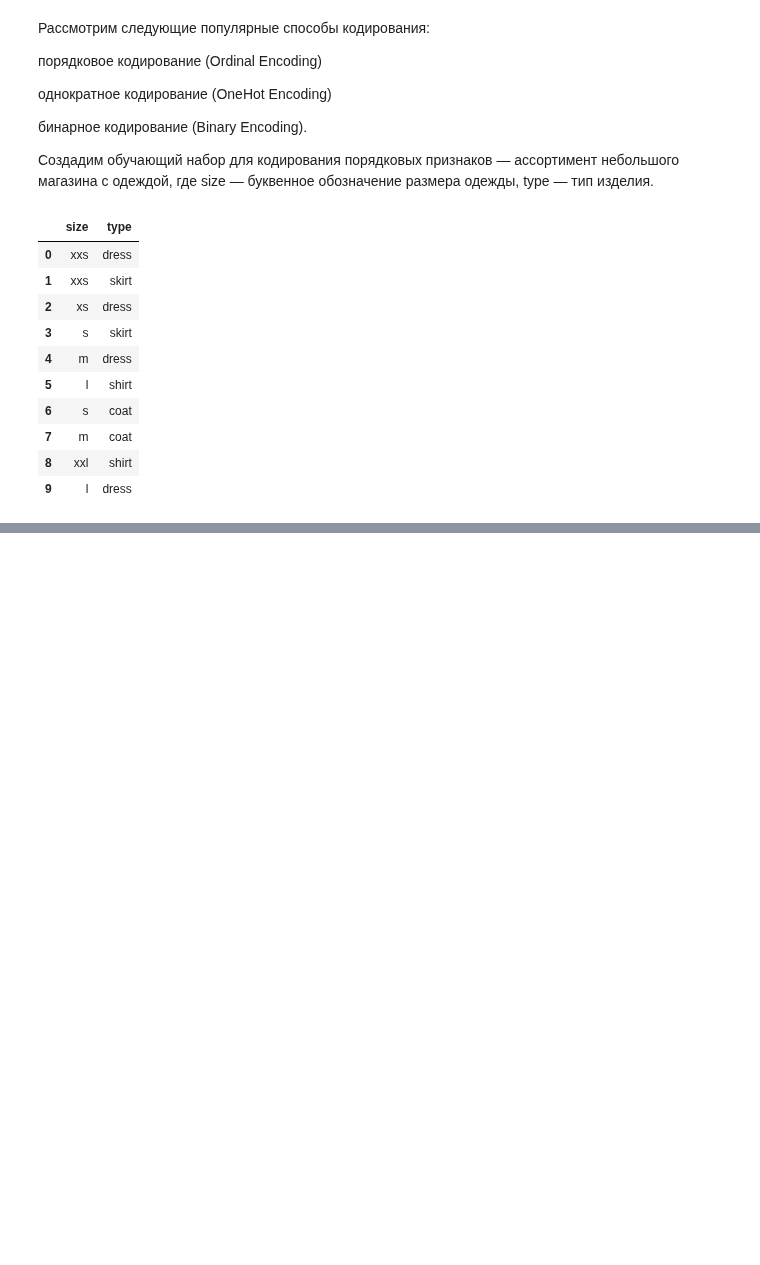
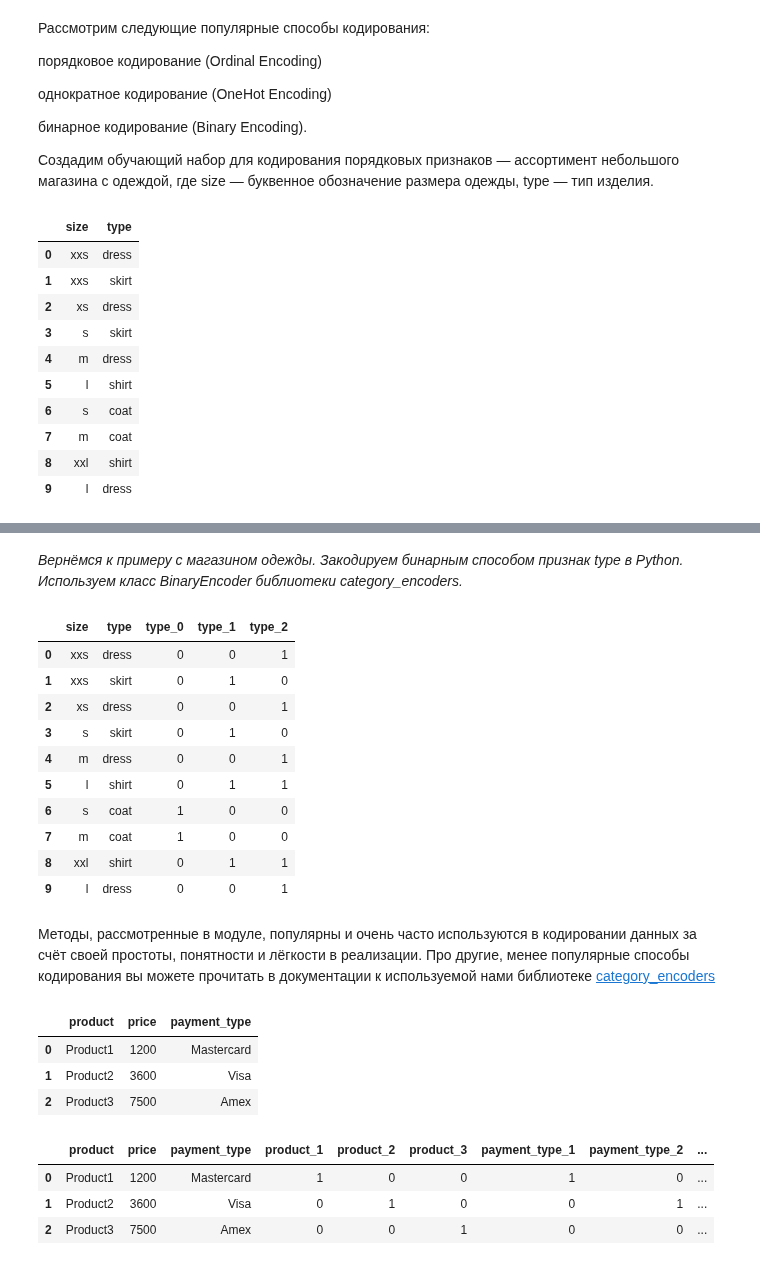
Before and after one commit to d3enjan/sf_data_science, a Jupyter notebook: skillfactory/EDA-3. Проектирование признаков/5. Кодирование признаков. Методы.ipynb, the cells around one changed output, grey strips where cells are left out. Drawn from its saved outputs; the diff is of its cells as text; code cells hidden in the pictures; blank space fills up the shorter version.

```diff
--- a/skillfactory/EDA-3. Проектирование признаков/5. Кодирование признаков. Методы.ipynb
+++ b/skillfactory/EDA-3. Проектирование признаков/5. Кодирование признаков. Методы.ipynb
@@ -42,0 +107,22 @@ clothing
+# %% [markdown]
+*Вернёмся к примеру с магазином одежды. Закодируем бинарным способом признак type в Python. Используем класс BinaryEncoder библиотеки category_encoders.*
+# %%
+bin_encoder = ce.BinaryEncoder(cols=['type']) # указываем столбец для кодирования
+type_bin = bin_encoder.fit_transform(clothing['type'])
+clothing = pd.concat([clothing, type_bin], axis=1)
+
+clothing
+# %% [output]
+|  | size | type | type_0 | type_1 | type_2 |
+| 0 | xxs | dress | 0 | 0 | 1 |
+| 1 | xxs | skirt | 0 | 1 | 0 |
+| 2 | xs | dress | 0 | 0 | 1 |
+| 3 | s | skirt | 0 | 1 | 0 |
+| 4 | m | dress | 0 | 0 | 1 |
+| 5 | l | shirt | 0 | 1 | 1 |
+| 6 | s | coat | 1 | 0 | 0 |
+| 7 | m | coat | 1 | 0 | 0 |
+| 8 | xxl | shirt | 0 | 1 | 1 |
+| 9 | l | dress | 0 | 0 | 1 |
+# %% [markdown]
+Методы, рассмотренные в модуле, популярны и очень часто используются в кодировании данных за счёт своей простоты, понятности и лёгкости в реализации. Про другие, менее популярные способы кодирования вы можете прочитать в документации к используемой нами библиотеке [category_encoders](https://contrib.scikit-learn.org/category_encoders/)
@@ -42,0 +138,7 @@ clothing
+# %%
+df
+# %% [output]
+|  | product | price | payment_type |
+| 0 | Product1 | 1200 | Mastercard |
+| 1 | Product2 | 3600 | Visa |
+| 2 | Product3 | 7500 | Amex |
@@ -42,0 +156,10 @@ clothing
+# %%
+encoder = ce.OneHotEncoder(cols=['product','payment_type'])
+cols = encoder.fit_transform(df[['product','payment_type']])
+df = pd.concat([df, cols], axis=1)
+df
+# %% [output]
+|  | product | price | payment_type | product_1 | product_2 | product_3 | payment_type_1 | payment_type_2 | ... |
+| 0 | Product1 | 1200 | Mastercard | 1 | 0 | 0 | 1 | 0 | ... |
+| 1 | Product2 | 3600 | Visa | 0 | 1 | 0 | 0 | 1 | ... |
+| 2 | Product3 | 7500 | Amex | 0 | 0 | 1 | 0 | 0 | ... |
```
Also changed, not shown: parts of 19 cells of this notebook, 1 other file.
